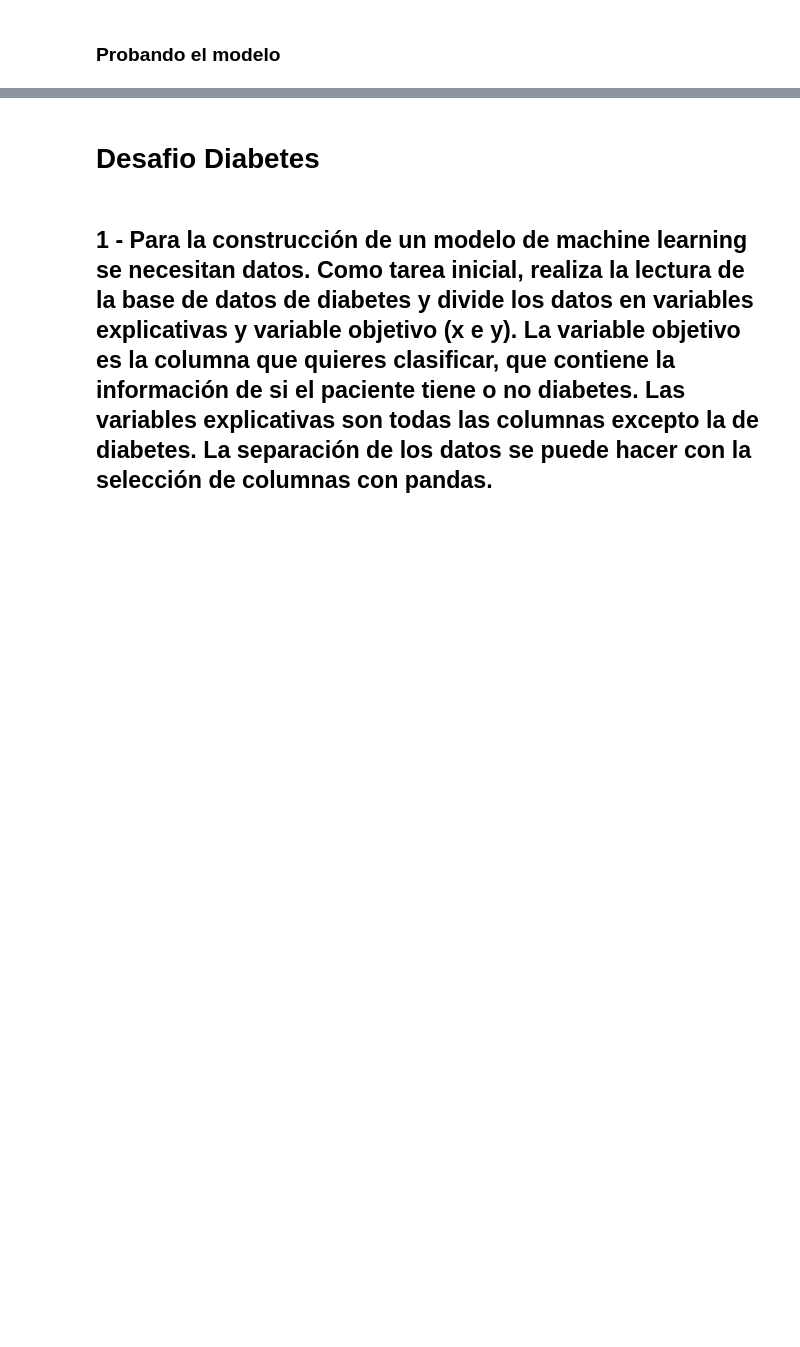
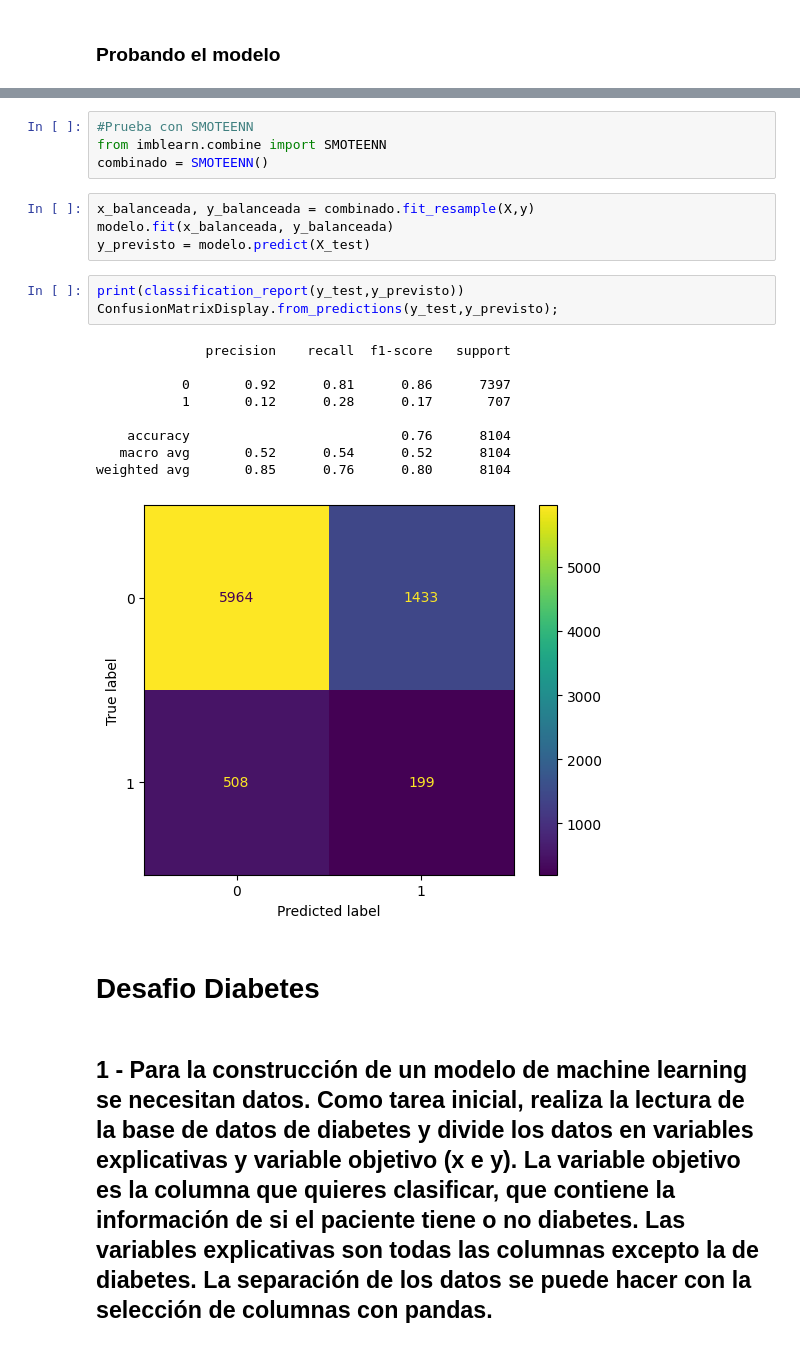
Before and after one commit to Emmanuel2000x/Statistics-ML-G8, a Jupyter notebook: Clasificacion_validacion_y_metricas.ipynb, the cells around one changed output, grey strips where cells are left out. Drawn from its saved outputs; the diff is of its cells as text; blank space fills up the shorter version.

```diff
--- a/Clasificacion_validacion_y_metricas.ipynb
+++ b/Clasificacion_validacion_y_metricas.ipynb
@@ -319,3 +400,24 @@ https://imbalanced-learn.org/stable/references/generated/imblearn.under_sampling
+# %%
+#Prueba con SMOTEENN
+from imblearn.combine import SMOTEENN
+combinado = SMOTEENN()
+# %%
+x_balanceada, y_balanceada = combinado.fit_resample(X,y)
+modelo.fit(x_balanceada, y_balanceada)
+y_previsto = modelo.predict(X_test)
+# %%
+print(classification_report(y_test,y_previsto))
+ConfusionMatrixDisplay.from_predictions(y_test,y_previsto);
+# %% [output]
+              precision    recall  f1-score   support
+
+           0       0.92      0.81      0.86      7397
+           1       0.12      0.28      0.17       707
+
+    accuracy                           0.76      8104
+   macro avg       0.52      0.54      0.52      8104
+weighted avg       0.85      0.76      0.80      8104
+[figure, added]
 # %% [markdown]
 # **Desafio** Diabetes
 # %% [markdown]
```
Also changed, not shown: parts of 58 cells of this notebook.
